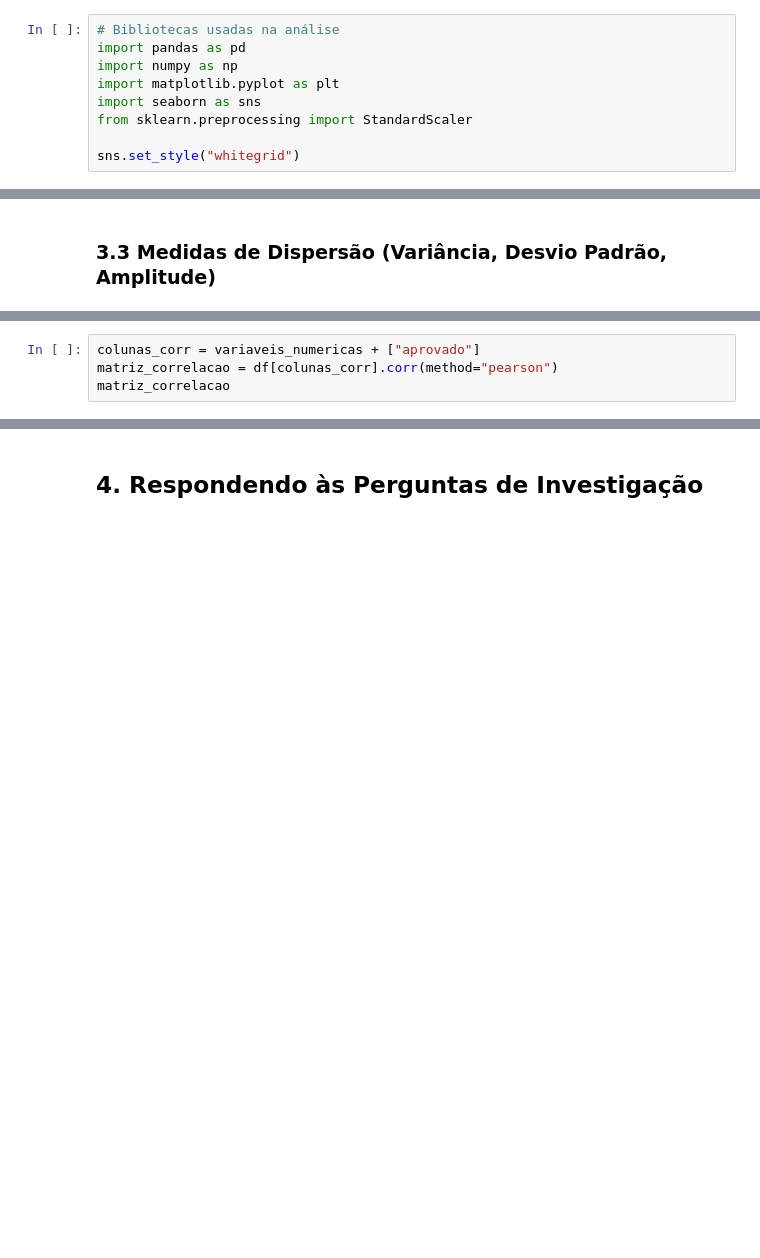
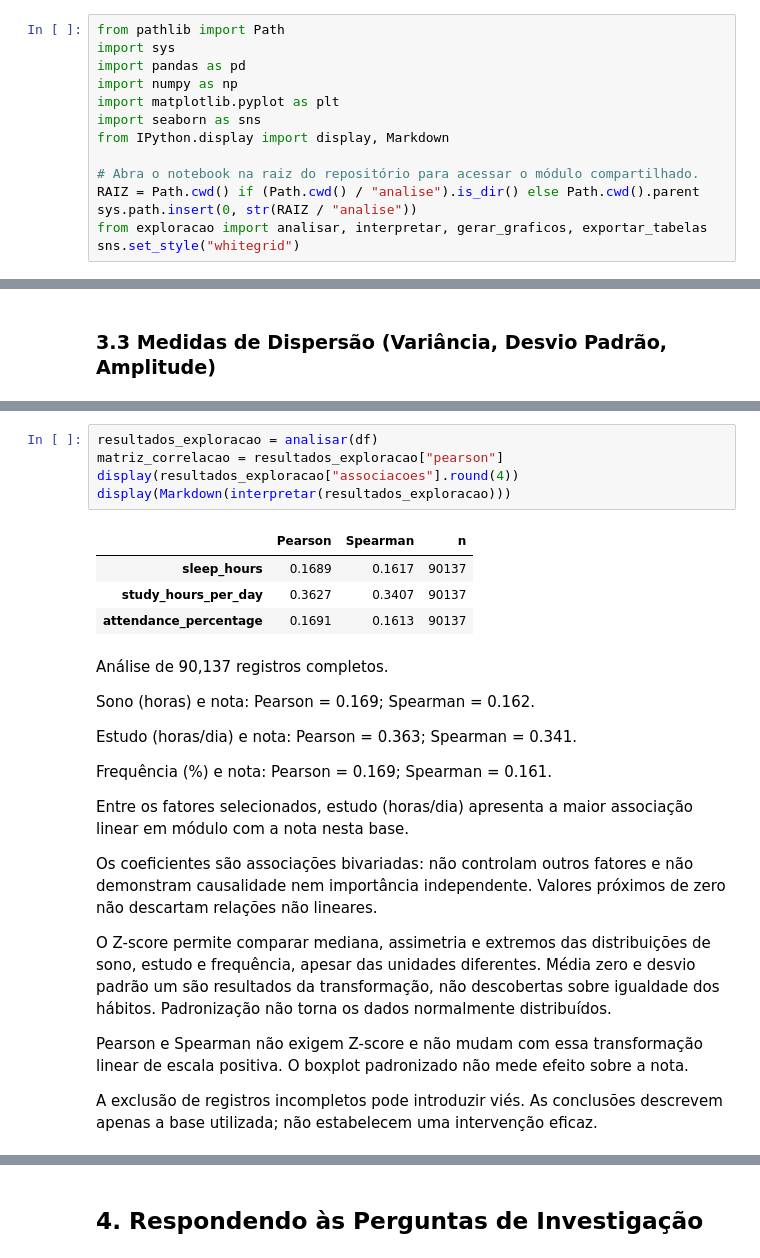
Before and after one commit to arthurdfoliveira/TrabalhoEstatistica, a Jupyter notebook: EDA_Desempenho_Academico.ipynb, the cells around one changed output, grey strips where cells are left out. Saved outputs shown, nothing was run; the diff lists cells and outputs as text; blank space fills up the shorter version.

```diff
--- a/EDA_Desempenho_Academico.ipynb
+++ b/EDA_Desempenho_Academico.ipynb
@@ -17,12 +17,17 @@
 # %% [markdown]
 ## 1. Setup e Carregamento dos Dados
 # %%
-# Bibliotecas usadas na análise
+from pathlib import Path
+import sys
 import pandas as pd
 import numpy as np
 import matplotlib.pyplot as plt
 import seaborn as sns
-from sklearn.preprocessing import StandardScaler
+from IPython.display import display, Markdown
 
+# Abra o notebook na raiz do repositório para acessar o módulo compartilhado.
+RAIZ = Path.cwd() if (Path.cwd() / "analise").is_dir() else Path.cwd().parent
+sys.path.insert(0, str(RAIZ / "analise"))
+from exploracao import analisar, interpretar, gerar_graficos, exportar_tabelas
 sns.set_style("whitegrid")
 # %%
@@ -126,5 +202,28 @@ dispersao
 # %%
-colunas_corr = variaveis_numericas + ["aprovado"]
-matriz_correlacao = df[colunas_corr].corr(method="pearson")
-matriz_correlacao
+resultados_exploracao = analisar(df)
+matriz_correlacao = resultados_exploracao["pearson"]
+display(resultados_exploracao["associacoes"].round(4))
+display(Markdown(interpretar(resultados_exploracao)))
+# %% [output]
+|  | Pearson | Spearman | n |
+| sleep_hours | 0.1689 | 0.1617 | 90137 |
+| study_hours_per_day | 0.3627 | 0.3407 | 90137 |
+| attendance_percentage | 0.1691 | 0.1613 | 90137 |
+Análise de 90,137 registros completos.
+
+Sono (horas) e nota: Pearson = 0.169; Spearman = 0.162.
+
+Estudo (horas/dia) e nota: Pearson = 0.363; Spearman = 0.341.
+
+Frequência (%) e nota: Pearson = 0.169; Spearman = 0.161.
+
+Entre os fatores selecionados, estudo (horas/dia) apresenta a maior associação linear em módulo com a nota nesta base.
+
+Os coeficientes são associações bivariadas: não controlam outros fatores e não demonstram causalidade nem importância independente. Valores próximos de zero não descartam relações não lineares.
+
+O Z-score permite comparar mediana, assimetria e extremos das distribuições de sono, estudo e frequência, apesar das unidades diferentes. Média zero e desvio padrão um são resultados da transformação, não descobertas sobre igualdade dos hábitos. Padronização não torna os dados normalmente distribuídos.
+
+Pearson e Spearman não exigem Z-score e não mudam com essa transformação linear de escala positiva. O boxplot padronizado não mede efeito sobre a nota.
+
+A exclusão de registros incompletos pode introduzir viés. As conclusões descrevem apenas a base utilizada; não estabelecem uma intervenção eficaz.
 # %%
```
Also changed, not shown: parts of 22 cells of this notebook, 13 other files.
